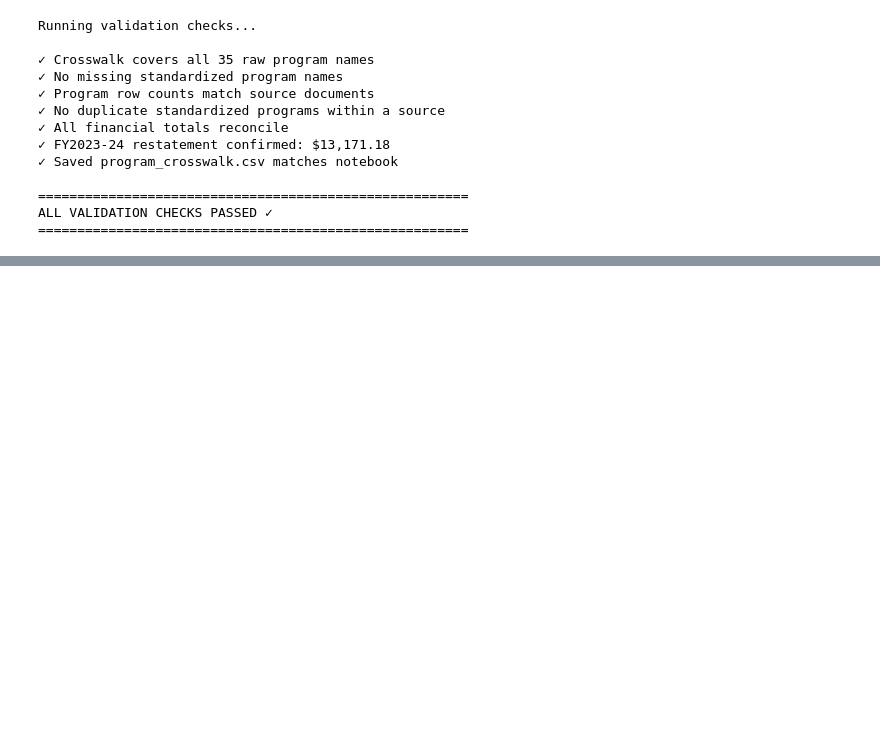
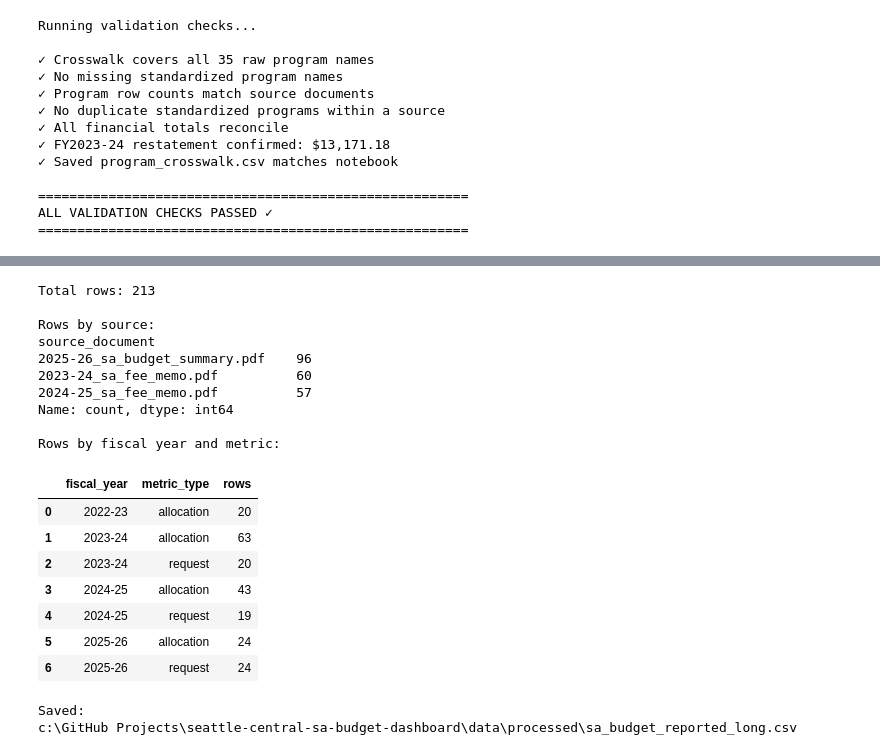
Before and after one commit to MaiNguyen5306/seattle-central-sa-budget-dashboard, a Jupyter notebook: notebooks/02_clean_standardize.ipynb, the cells around one changed output, grey strips where cells are left out. Drawn from its saved outputs; the diff is of its cells as text; code cells hidden in the pictures; blank space fills up the shorter version.

```diff
--- a/notebooks/02_clean_standardize.ipynb
+++ b/notebooks/02_clean_standardize.ipynb
@@ -1236,0 +1434,64 @@ ALL VALIDATION CHECKS PASSED ✓
+# %%
+print("Total rows:", len(sa_budget_reported_long))
+
+print("\nRows by source:")
+print(
+    sa_budget_reported_long[
+        "source_document"
+    ].value_counts()
+)
+
+print("\nRows by fiscal year and metric:")
+display(
+    sa_budget_reported_long
+    .groupby(
+        [
+            "fiscal_year",
+            "metric_type",
+        ],
+        dropna=False,
+    )
+    .size()
+    .reset_index(name="rows")
+)
+# %% [output]
+Total rows: 213
+
+Rows by source:
+source_document
+2025-26_sa_budget_summary.pdf    96
+2023-24_sa_fee_memo.pdf          60
+2024-25_sa_fee_memo.pdf          57
+Name: count, dtype: int64
+
+Rows by fiscal year and metric:
+|  | fiscal_year | metric_type | rows |
+| 0 | 2022-23 | allocation | 20 |
+| 1 | 2023-24 | allocation | 63 |
+| 2 | 2023-24 | request | 20 |
+| 3 | 2024-25 | allocation | 43 |
+| 4 | 2024-25 | request | 19 |
+| 5 | 2025-26 | allocation | 24 |
+| 6 | 2025-26 | request | 24 |
+# %%
+processed_dir = (
+    project_root
+    / "data"
+    / "processed"
+)
+
+reported_long_path = (
+    processed_dir
+    / "sa_budget_reported_long.csv"
+)
+
+sa_budget_reported_long.to_csv(
+    reported_long_path,
+    index=False,
+)
+
+print("Saved:")
+print(reported_long_path)
+# %% [output]
+Saved:
+c:\GitHub Projects\seattle-central-sa-budget-dashboard\data\processed\sa_budget_reported_long.csv
```
Also changed, not shown: parts of 16 cells of this notebook, 2 other files.
